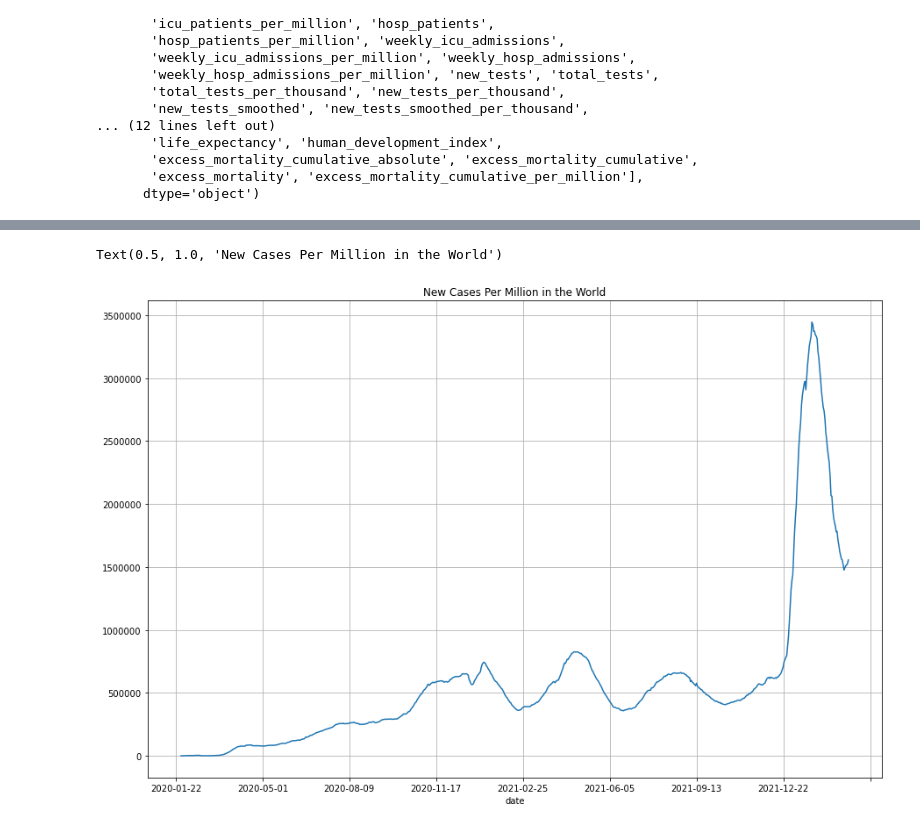
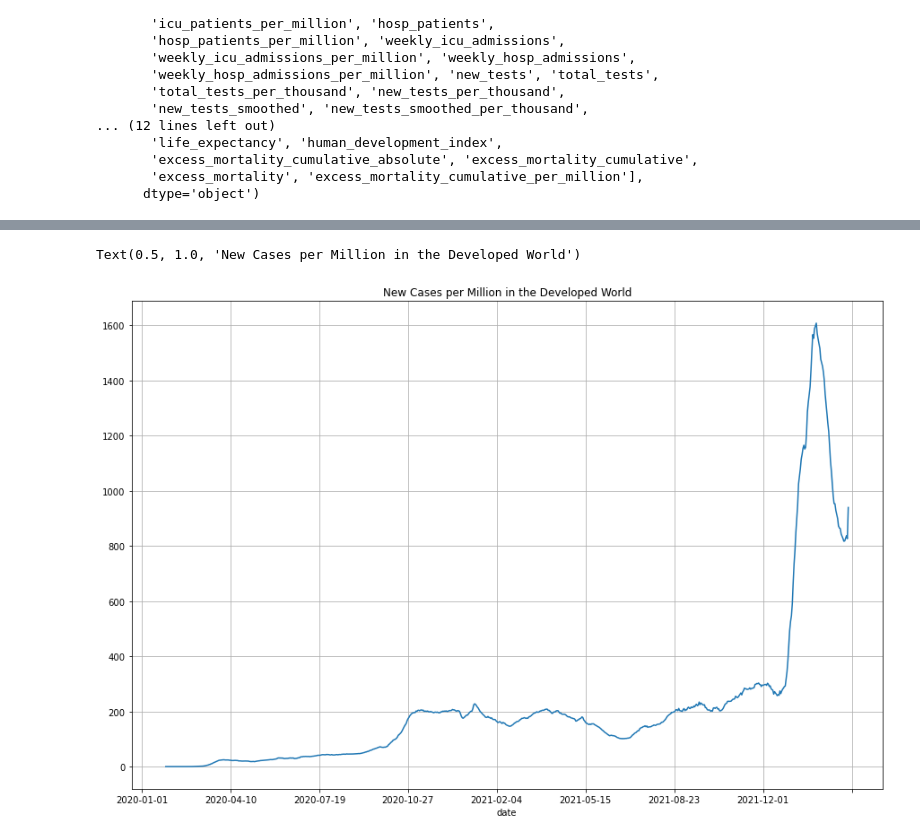
Before and after one commit to IriaWang/cs103a-cpa01, a Jupyter notebook: cpa01.ipynb, the cells around one changed output, grey strips where cells are left out. Saved outputs shown, nothing was run; the diff lists cells and outputs as text; code cells hidden in the pictures.

Commit message:
made plots

```diff
--- a/cpa01.ipynb
+++ b/cpa01.ipynb
@@ -66,8 +154,8 @@ Directly using the data frame, plot new cases smoothed per million in the entire
 # %%
-df.groupby('location').get_group('World').plot(x='date',y='new_cases_smoothed',figsize=(15,10),legend=False)
+df[df['human_development_index'] > .7].groupby('date').new_cases_smoothed_per_million.agg('mean').plot(x='date',y='new_cases_smoothed',figsize=(15,10),legend=False)
 plt.grid()
 plt.ticklabel_format(useOffset=False,style='plain',axis='y')
-plt.title('New Cases Per Million in the World')
+plt.title('New Cases per Million in the Developed World')
 # %% [output]
-Text(0.5, 1.0, 'New Cases Per Million in the World')
+Text(0.5, 1.0, 'New Cases per Million in the Developed World')
-[figure, old version]
+[figure, new version]
```
Also changed, not shown: parts of 15 cells of this notebook.
